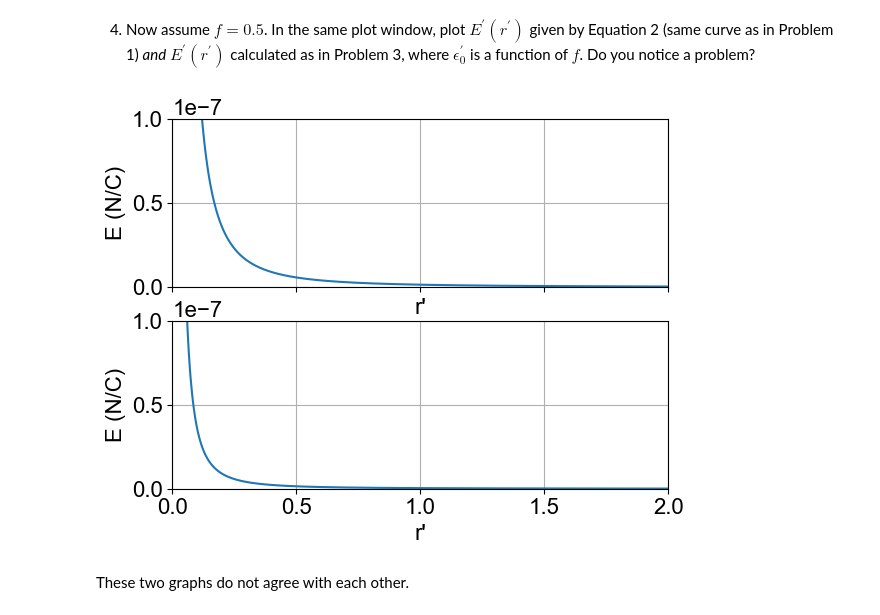
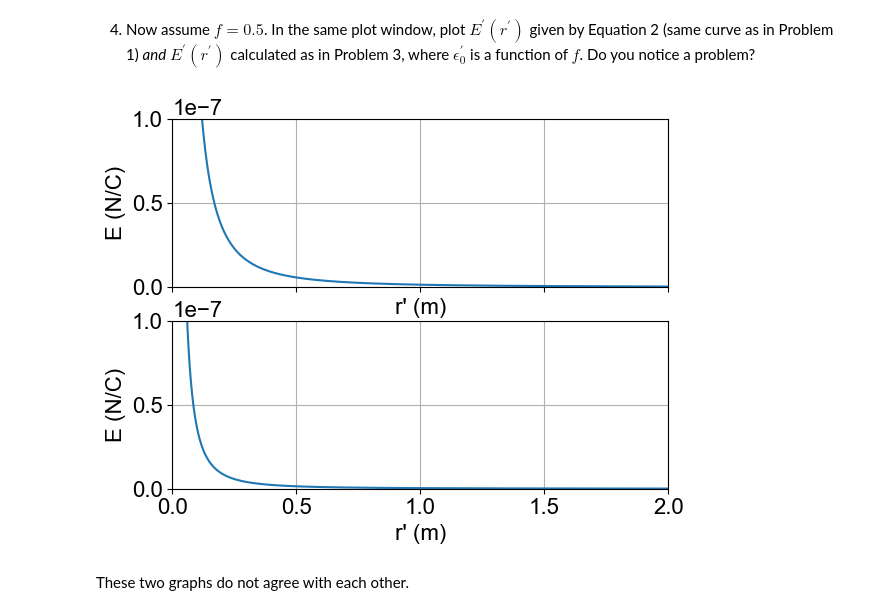
Before and after one commit to OwenBlume/PHYS309, a Jupyter notebook: PHYS309Assignment1.ipynb, the cells around one changed output. Drawn from its saved outputs; the diff is of its cells as text; code cells hidden in the pictures.

```diff
--- a/PHYS309Assignment1.ipynb
+++ b/PHYS309Assignment1.ipynb
@@ -123,28 +123,28 @@ plt.show()
 # %%
 # Plot here
 def EPrimeWithEpsilonPrimeFunction(r):
     return electronCharge/(4*pi*func1(0.5)*r*r)
 
 
 rprimes=np.linspace(0,2,1000)
 EFour=equation2(rprimes)
 EPrimeWithEpsilonPrime=EPrimeWithEpsilonPrimeFunction(rprimes)
 
 fig, graphsFour=plt.subplots(2, sharex=True)
 graphsFour[0].plot(rprimes,EFour)
-graphsFour[0].set_xlabel("r'")
+graphsFour[0].set_xlabel("r' (m)")
 graphsFour[0].set_ylabel("E (N/C)")
 graphsFour[0].grid(True)
 graphsFour[0].axis([0,2,0,.0000001])
 graphsFour[1].plot(rprimes,EPrimeWithEpsilonPrime)
-graphsFour[1].set_xlabel("r'")
+graphsFour[1].set_xlabel("r' (m)")
 graphsFour[1].set_ylabel("E (N/C)")
 graphsFour[1].grid(True)
 graphsFour[1].axis([0,2,0,.0000001])
 
 plt.show()
 # %% [output]
-[figure, old version]
+[figure, new version]
 # %% [markdown]
 These two graphs do not agree with each other.
 # %% [markdown]
```
